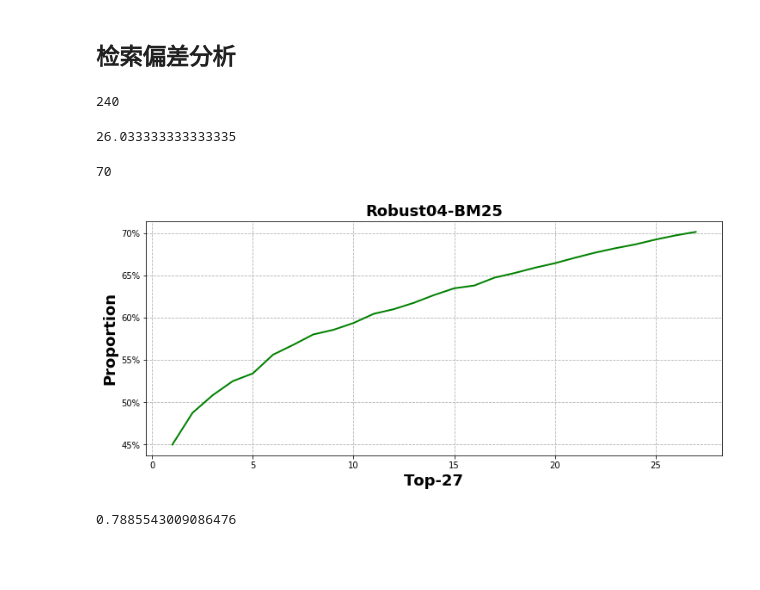
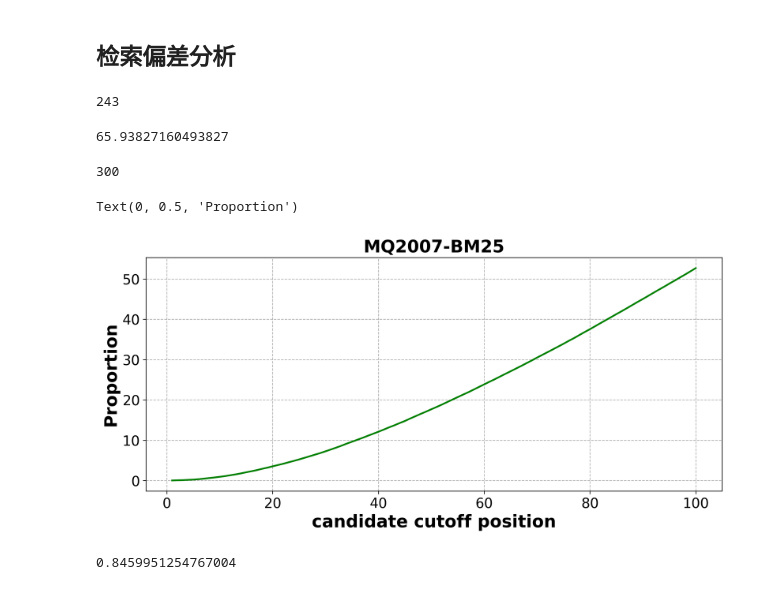
Before and after one commit to Woody5962/Ranked-List-Truncation, a Jupyter notebook: Baseline/Truncation_analysis.ipynb, the cells around one changed output. Saved outputs shown, nothing was run; the diff lists cells and outputs as text; code cells hidden in the pictures; blank space fills up the shorter version.

```diff
--- a/Baseline/Truncation_analysis.ipynb
+++ b/Baseline/Truncation_analysis.ipynb
@@ -10,7 +11,7 @@ import matplotlib.pyplot as plt
 # %%
 ROBUST_BASE = '/home/LAB/wangd/graduation_project/ranked list truncation/dataset/robust04'
 MQ_BASE = '/home/LAB/wangd/graduation_project/ranked list truncation/dataset/mq2007'
-DATASET_BASE = MQ_BASE
+DATASET_BASE = ROBUST_BASE
 # %% [markdown]
 ## 所用指标是否关于k构成可优化的问题
 # %%
@@ -111,8 +107,7 @@ Text(0, 0.5, 'DCG score')
 # %% [markdown]
 ## 检索偏差分析
 # %%
-DATASET_BASE = ROBUST_BASE
-dataset_name = 'bm25'
+dataset_name = 'drmm_tks'
 with open('{}/{}_train.pkl'.format(DATASET_BASE, dataset_name), 'rb') as f:
     train_data = pickle.load(f)
 with open('{}/{}_test.pkl'.format(DATASET_BASE, dataset_name), 'rb') as f:
@@ -131,17 +126,18 @@ all_data = train_rl.copy()
 all_data.update(test_rl)
 len(all_data)
 # %% [output]
-240
+243
 # %%
 from tqdm import tqdm
 def countp(all_data):
     p = []
-    for i in tqdm(range(1, 71)):
+    for i in tqdm(range(1, 301)):
         total_irr = 0
         for qid in all_data:
             ir_num = i - sum(all_data[qid][:i])
             total_irr += ir_num
-        p.append(total_irr / (len(all_data) * i))
+#         p.append(total_irr / (len(all_data) * i))
+        p.append(total_irr / (len(all_data)))
     return p
 # %%
 count = 0
@@ -149,27 +145,29 @@ for qid in all_data:
     count += sum(all_data[qid])
 print(count / len(all_data))
 # %% [output]
-26.033333333333335
+65.93827160493827
 # %%
 p = countp(all_data)
 len(p)
 # %% [output]
-70
+300
 # %%
 from matplotlib.ticker import FuncFormatter
 
-x = list(range(1, 28))
-plt.figure(figsize=(12,5))
+x = list(range(1, 101))
+plt.figure(figsize=(12,5), dpi=300)
 plt.grid(linestyle = "--")
-plt.plot(x,p[:27], color="green",linewidth=2.)
-plt.title('Robust04-BM25', fontsize=18,fontweight='bold')
-plt.xlabel('Top-27', fontsize=18,fontweight='bold')
-plt.ylabel('Proportion', fontsize=18,fontweight='bold')
+plt.plot(x,p[:100], color="green",linewidth=2.)
+plt.title('MQ2007-BM25', fontsize=20,fontweight='bold')
+plt.tick_params(labelsize=16)
+plt.xlabel('candidate cutoff position', fontsize=20,fontweight='bold')
+plt.ylabel('Proportion', fontsize=20,fontweight='bold')
 
 
-def to_percent(temp, position):
-    return '%1.0f'%(100*temp) + '%'
-plt.gca().yaxis.set_major_formatter(FuncFormatter(to_percent))
+# def to_percent(temp, position):
+#     return '%1.0f'%(100*temp) + '%'
+# plt.gca().yaxis.set_major_formatter(FuncFormatter(to_percent))
 # %% [output]
+Text(0, 0.5, 'Proportion')
-[figure, old version]
+[figure, new version]
 # %%
@@ -178,4 +178,4 @@ pre_train = [0.051177247398403874, 0.055225921009071116, 0.054866290533920746, 0
-# %%
-pre_train[14]
-# %% [output]
-0.7885543009086476
+# %%
+pre_train_at[15]
+# %% [output]
+0.8459951254767004
```
Also changed, not shown: parts of 34 cells of this notebook, 5 other files.
